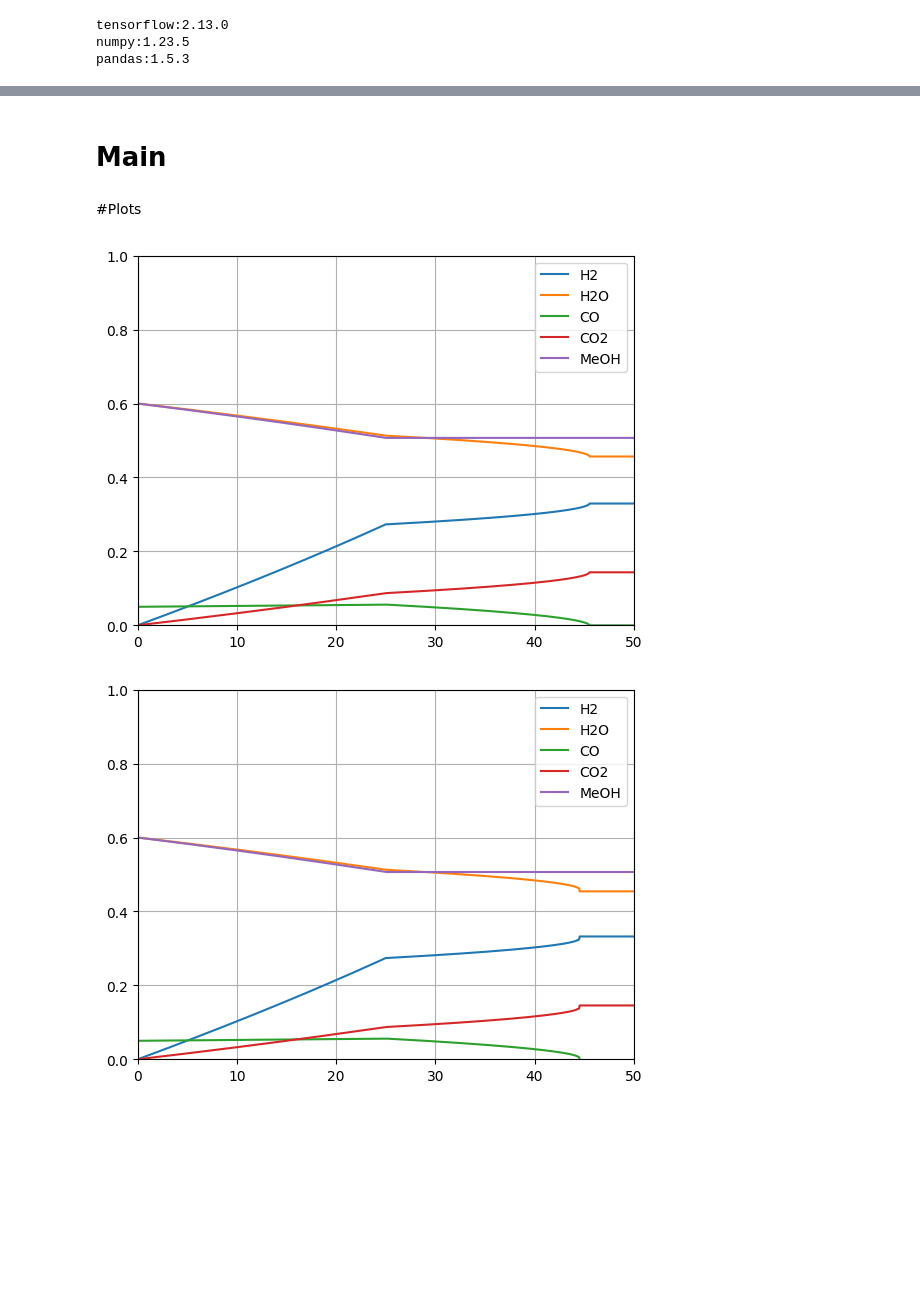
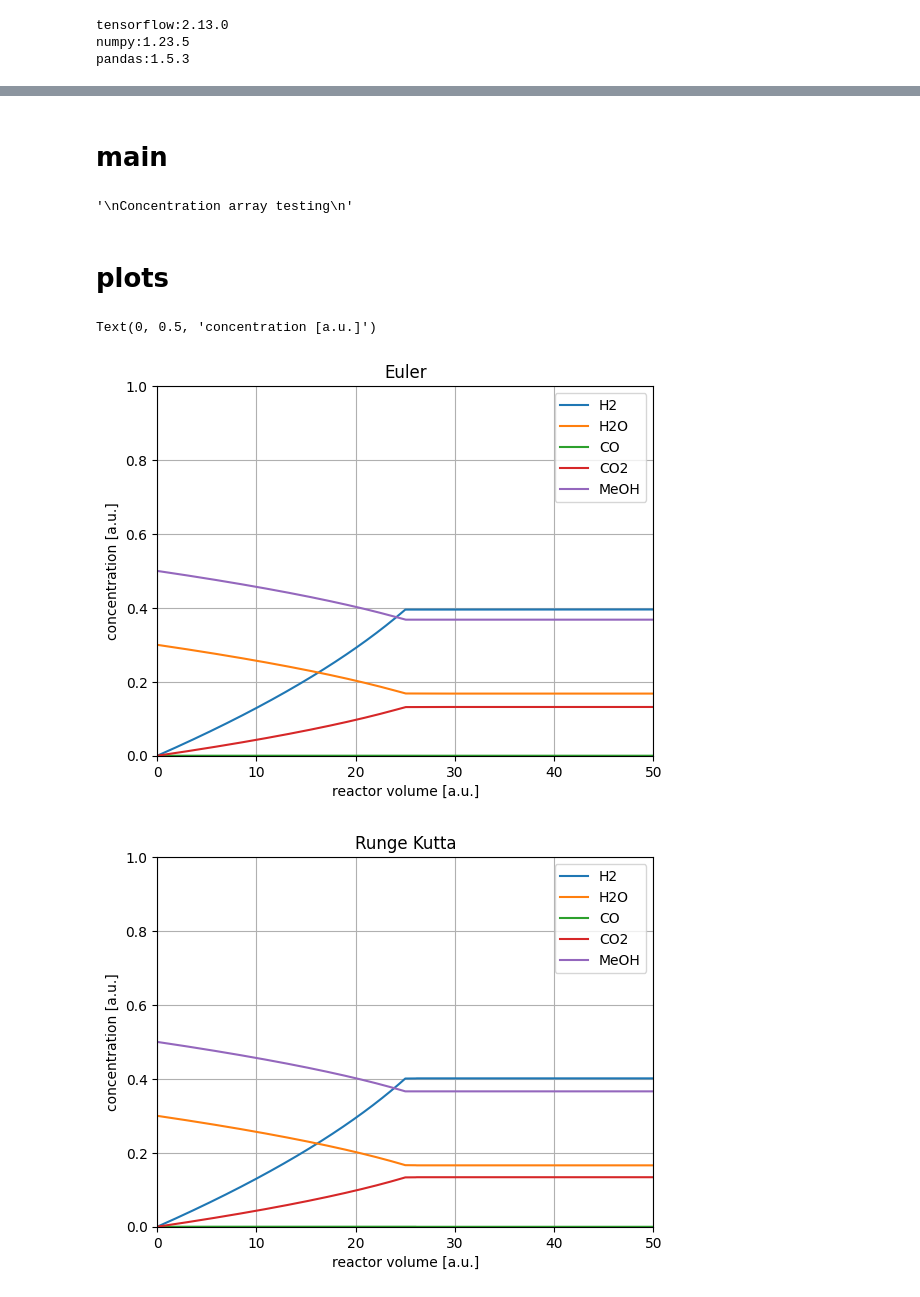
Before and after one commit to DanielGreiner/Masterarbeit, a Jupyter notebook: Isothermal_steady_state_PFR.ipynb, the cells around one changed output, grey strips where cells are left out. Cells and saved outputs as stored; diff of their text form; code cells hidden in the pictures; blank space fills up the shorter version.

Commit message:
changed language to english, added functions descriptions and more comments

```diff
--- a/Isothermal_steady_state_PFR.ipynb
+++ b/Isothermal_steady_state_PFR.ipynb
@@ -321,65 +410,76 @@ def RK4FunWGS (y, T, WGSind):
   return ytemp
 # %% [markdown]
-# Main
+# main
 # %%
+'''
+contains main function to call all other relevant functions and set temperature and reaction index
+'''
 
-T = 323
+T = 273 + 150 # reactor temperature [K]
 
-'''
-Conc = EulFunFull(IC, T)
-print(Conc)
-
-ConcMSRMD = EulFunMSRMD(IC, T)
-print(ConcMSRMD)'''
-
-# Aufrufen der Funktionen und übergeben der jeweils zu benutzenden Kinetik
-
+# set reaction index for all three reactions
 MSRind = 0      # 0 = S, 1 = M, 2 = K, 3 = L
 MDind = 0       # 0 = S, 1 = M, 2 = K, 3 = L
 WGSind = 0      # 0 = B, 1 = BCC, 2 = BMB
 
+# calculates a concentration array using euler's method, with the length Vspan for plotting
 ConcEul1 = EulFunMSRMD(IC, T, MSRind, MDind)
 ICtemp = np.transpose(ConcEul1[len(ConcEul1)-1, :])
 ConcEul2 = EulFunWGS(ICtemp, T, WGSind)
 ConctempEul = np.delete(ConcEul2, stepssplit, 0)
 ConcEul = np.append(ConcEul1, ConctempEul, axis = 0)
 
-
+# calculates a concentration array using the runge kutta method of the fourth order, with the length Vspan for plotting
 ConcRK1 = RK4FunMSRMD(IC, T, MSRind, MDind)
 ICtemp = np.transpose(ConcRK1[len(ConcRK1)-1, :])
 ConcRK2 = RK4FunWGS(ICtemp, T, WGSind)
 ConctempRK = np.delete(ConcRK2, stepssplit, 0)
 ConcRK = np.append(ConcRK1, ConctempRK, axis = 0)
 
-# print (Conc)
+'''
+Concentration array testing
+'''
+# print (ConcRK)
 # print (Conctemp2)
+# %% [output]
+'\nConcentration array testing\n'
 # %% [markdown]
-#Plots
+# plots
 # %%
 # @title full plot
+
+'''
+plots both reactors in the cascade using euler's method and the runge kutta method
+'''
+
 plt.figure(1)
 plt.plot(Vspan, ConcEul[:,0], label='H2')
 plt.plot(Vspan, ConcEul[:,1], label='H2O')
 plt.plot(Vspan, ConcEul[:,2], label='CO')
 plt.plot(Vspan, ConcEul[:,3], label='CO2')
 plt.plot(Vspan, ConcEul[:,4], label='MeOH')
-
+plt.title("Euler")
 plt.axis((0, 50, 0, 1))
 plt.legend(loc='best')
 plt.grid()
+plt.xlabel("reactor volume [a.u.]")
+plt.ylabel ("concentration [a.u.]")
 
 plt.figure(2)
 plt.plot(Vspan, ConcRK[:,0], label='H2')
 plt.plot(Vspan, ConcRK[:,1], label='H2O')
 plt.plot(Vspan, ConcRK[:,2], label='CO')
 plt.plot(Vspan, ConcRK[:,3], label='CO2')
 plt.plot(Vspan, ConcRK[:,4], label='MeOH')
-
+plt.title("Runge Kutta")
 plt.axis((0, 50, 0, 1))
 plt.legend(loc='best')
 plt.grid()
+plt.xlabel("reactor volume [a.u.]")
+plt.ylabel ("concentration [a.u.]")
 # %% [output]
+Text(0, 0.5, 'concentration [a.u.]')
-[figure, old version]
+[figure, new version]
-[figure, old version]
+[figure, new version]
 # %%
 # @title MSR + MD plot
```
Also changed, not shown: parts of 15 cells of this notebook.
